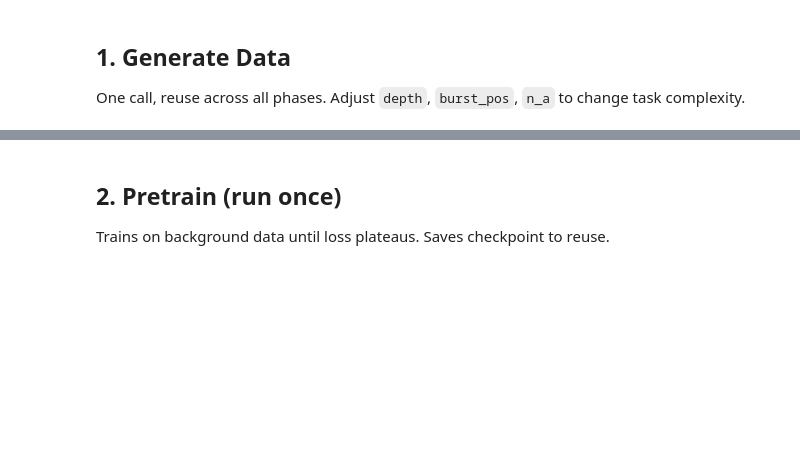
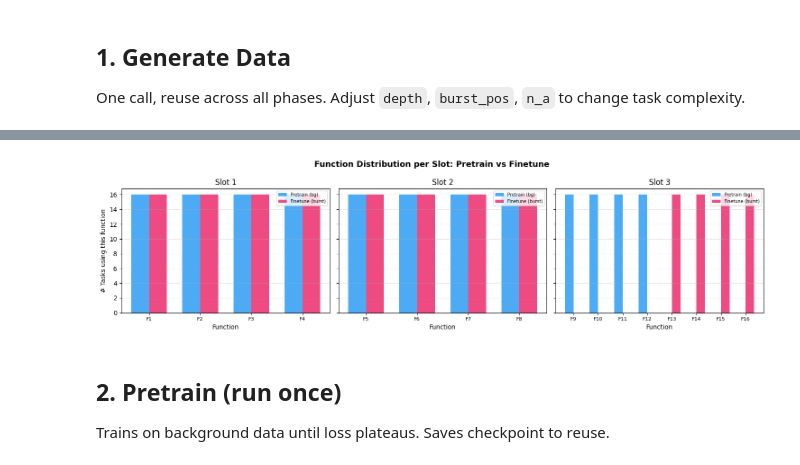
Before and after one commit to ipdimitrov/compositional_capabilities_burst, a Jupyter notebook: notebooks/burst_simple.ipynb, the cells around one changed output, grey strips where cells are left out. Cells and saved outputs as stored; diff of their text form; code cells hidden in the pictures; blank space fills up the shorter version.

```diff
--- a/notebooks/burst_simple.ipynb
+++ b/notebooks/burst_simple.ipynb
@@ -31,3 +31,9 @@ Other tasks: 64, Burst tasks: 16
+# %%
+# Diagnostic: which functions appear in each slot for pretrain vs finetune?
+fig = report.plot_function_distribution(data)
+plt.show()
+# %% [output]
+[figure, added]
 # %% [markdown]
 ## 2. Pretrain (run once)
 
```
Also changed, not shown: parts of 11 cells of this notebook, 3 other files.
